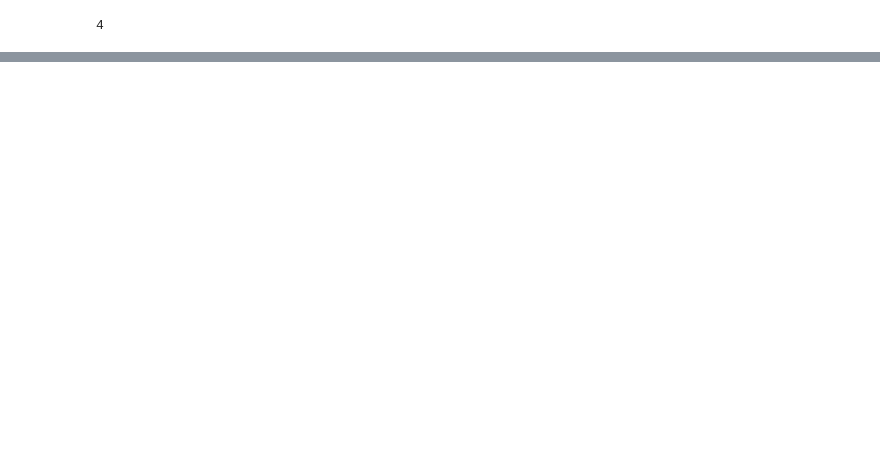
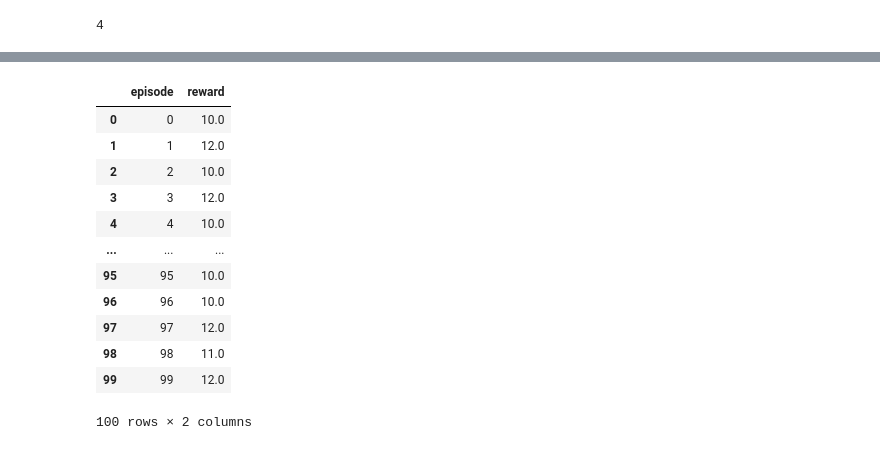
Before and after one commit to alexkeeney766/rl_with_function_approximation, a Jupyter notebook: testing_gym_runner.ipynb, the cells around one changed output, grey strips where cells are left out. Saved outputs shown, nothing was run; the diff lists cells and outputs as text; code cells hidden in the pictures; blank space fills up the shorter version.

```diff
--- a/testing_gym_runner.ipynb
+++ b/testing_gym_runner.ipynb
@@ -59,5 +83,7 @@ rewards
 # %%
 test_rewards = runner.attempt(agent, num_episodes=100)
+# %%
+test_rewards_0 = runner.attempt(agent_0, num_episodes=100)
 # %%
 test_rewards
 # %% [output]
@@ -101,0 +145,16 @@ test_rewards
+# %%
+test_rewards_0
+# %% [output]
+|  | episode | reward |
+| 0 | 0 | 10.0 |
+| 1 | 1 | 12.0 |
+| 2 | 2 | 10.0 |
+| 3 | 3 | 12.0 |
+| 4 | 4 | 10.0 |
+| ... | ... | ... |
+| 95 | 95 | 10.0 |
+| 96 | 96 | 10.0 |
+| 97 | 97 | 12.0 |
+| 98 | 98 | 11.0 |
+| 99 | 99 | 12.0 |
+100 rows × 2 columns
```
Also changed, not shown: parts of 15 cells of this notebook, 1 other file.
